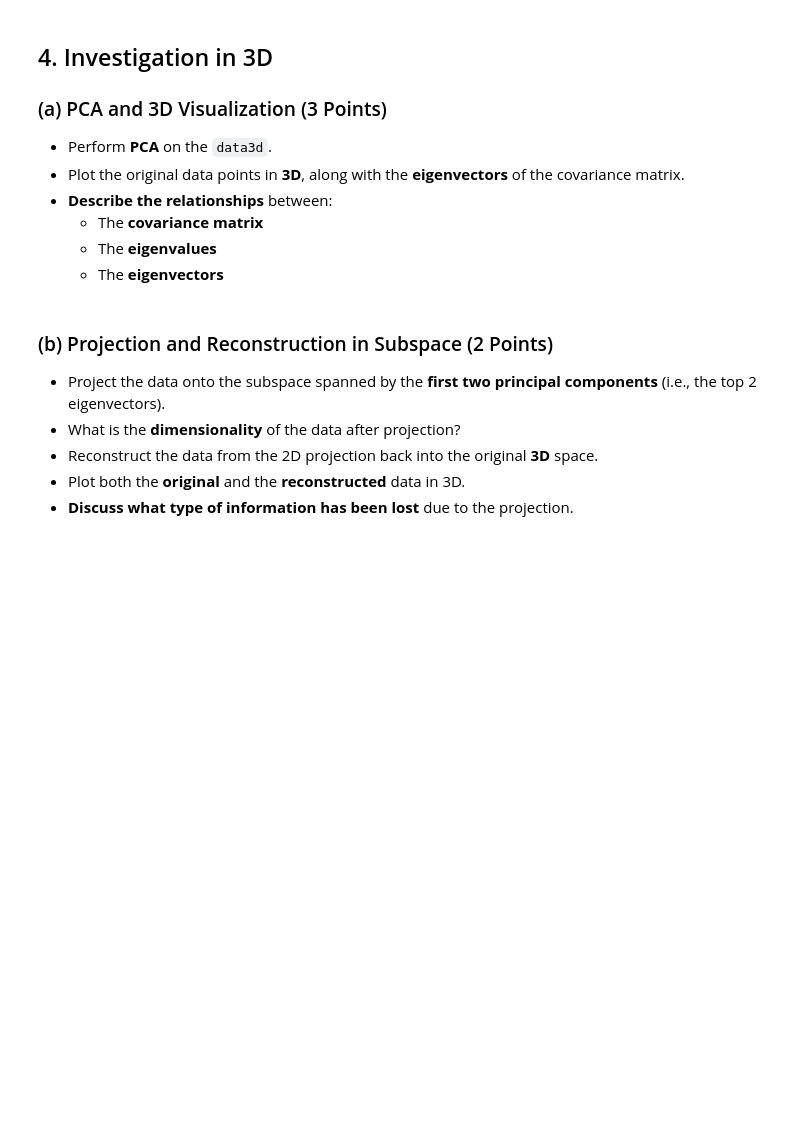
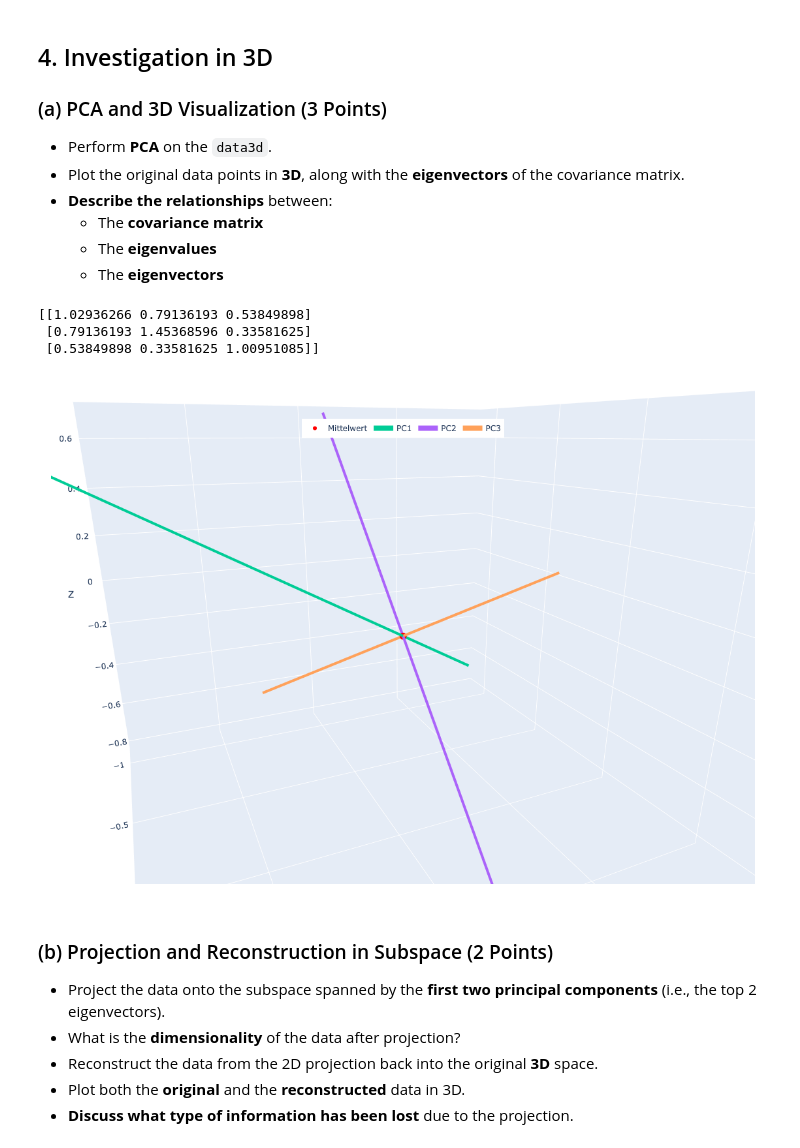
Before and after one commit to nikoczernin/MedicalAnalysis1, a Jupyter notebook: assignment1/notebook.ipynb, the cells around one changed output. Saved outputs shown, nothing was run; the diff lists cells and outputs as text; code cells hidden in the pictures; blank space fills up the shorter version.

Commit message:
i did 4 but the 3d visualizations dont work, they dont show any points

```diff
--- a/assignment1/notebook.ipynb
+++ b/assignment1/notebook.ipynb
@@ -354,11 +354,19 @@ Average reconstruction error for data1: 1.0033
   - The **eigenvalues**
   - The **eigenvectors**
 # %%
-# TODO: print covariance matrix
-
-# TODO: Apply PCA to 3D data
-
-# TODO: plot using the plot3DPCA function
+data = data3d
+# print covariance matrix
+C = ourCov(data)
+print(C)
+# Apply PCA to 3D data
+data_pca, eigVec, eigVal, mean = pca(data)
+# plot using the plot3DPCA function
+plot3DPCA(data, mean, eigVec, eigVal)
+# %% [output]
+[[1.02936266 0.79136193 0.53849898]
+ [0.79136193 1.45368596 0.33581625]
+ [0.53849898 0.33581625 1.00951085]]
+[figure, added]
 # %% [markdown]
 
 
```
Also changed, not shown: parts of 2 cells of this notebook.
